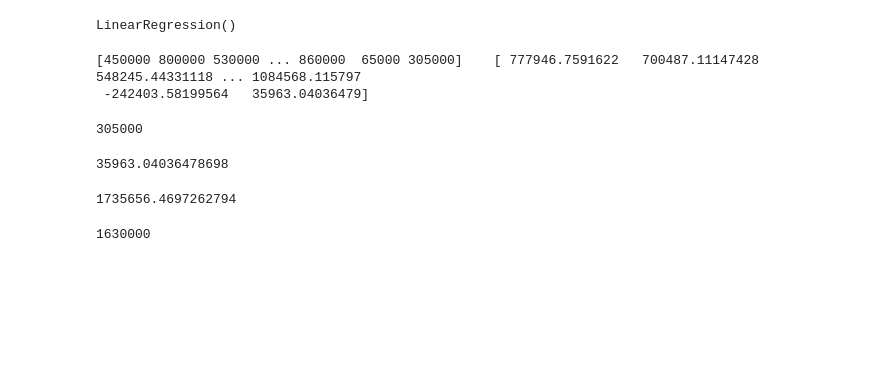
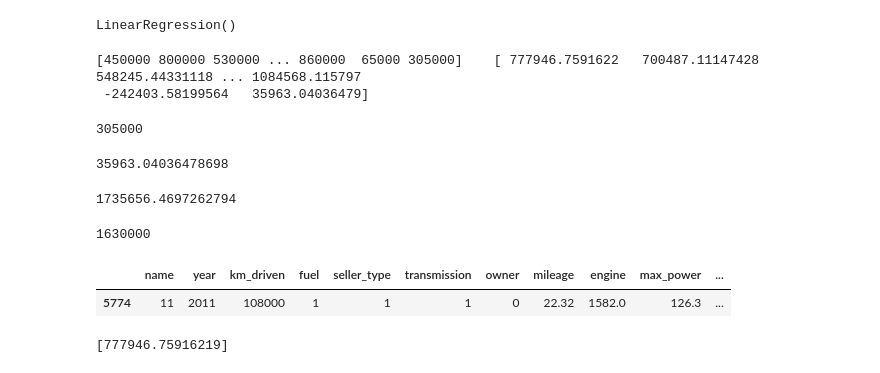
Before and after one commit to cyberfantics/Corvit-Courses, a Jupyter notebook: Artificial Intelligence/Deep Learning/Car Price Prediction/Car Price Prediction.ipynb, the cells around one changed output. Drawn from its saved outputs; the diff is of its cells as text; code cells hidden in the pictures; blank space fills up the shorter version.

```diff
--- a/Artificial Intelligence/Deep Learning/Car Price Prediction/Car Price Prediction.ipynb
+++ b/Artificial Intelligence/Deep Learning/Car Price Prediction/Car Price Prediction.ipynb
@@ -304,3 +304,10 @@ y_pred[-20]
 y_test.values[-20]
 # %% [output]
 1630000
+# %%
+new_value = X_test.head(1)
+# %%
+new_value
+# %% [output]
+|  | name | year | km_driven | fuel | seller_type | transmission | owner | mileage | engine | max_power | ... |
+| 5774 | 11 | 2011 | 108000 | 1 | 1 | 1 | 0 | 22.32 | 1582.0 | 126.3 | ... |
@@ -306,0 +316,4 @@ y_test.values[-20]
+# %%
+print(pred)
+# %% [output]
+[777946.75916219]
```
Also changed, not shown: parts of 1 cell of this notebook.
